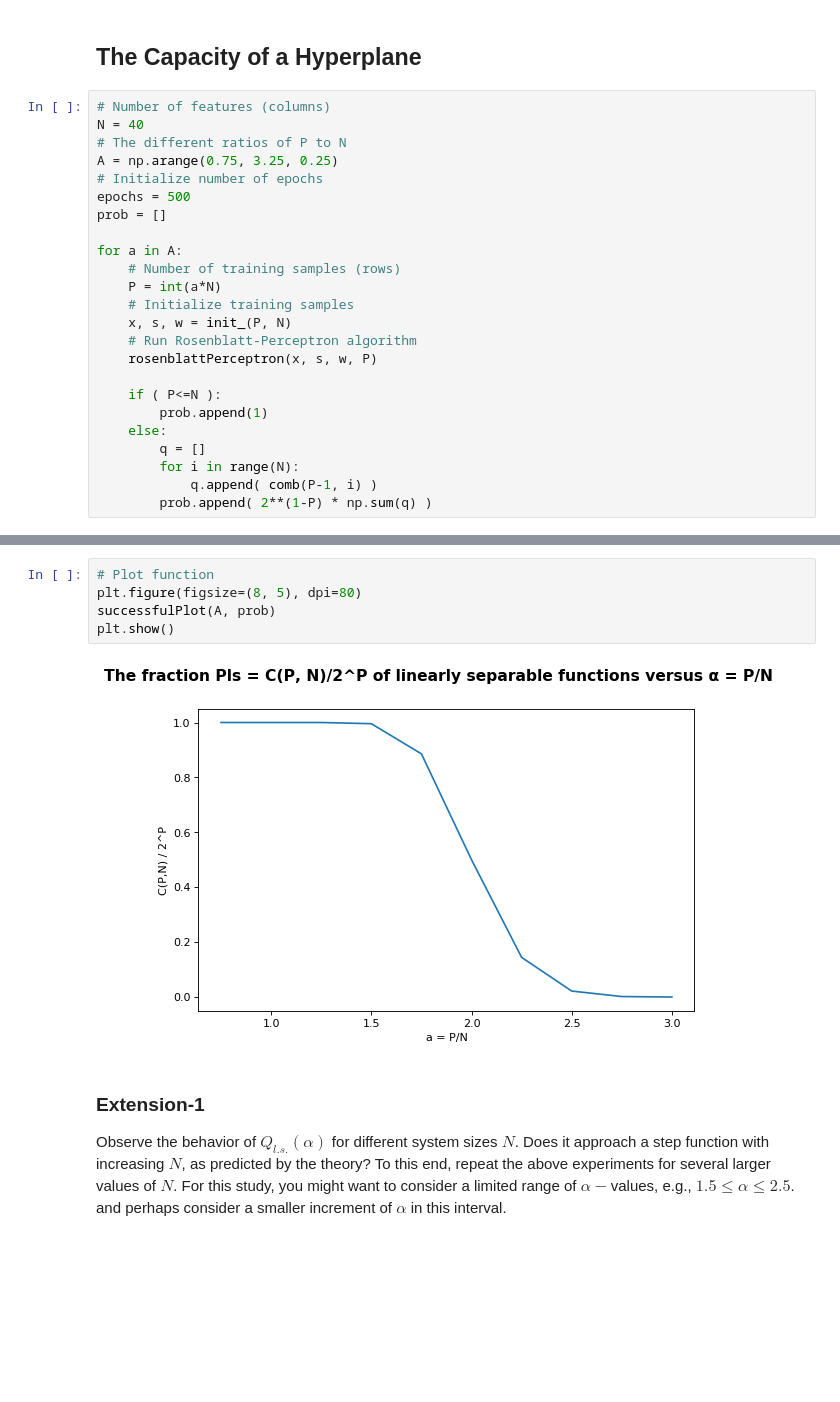
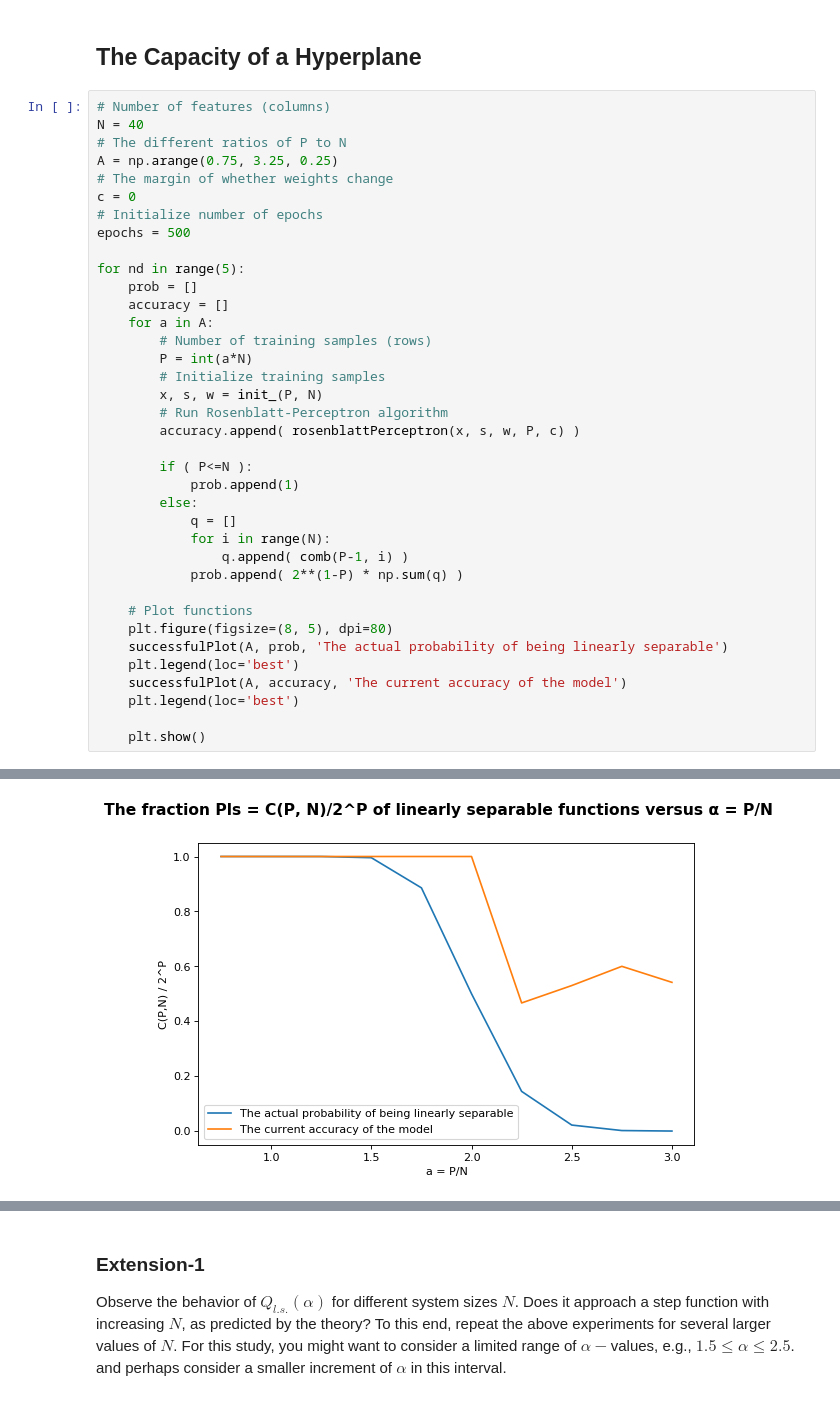
Before and after one commit to philip-andreadis/group_assignments, a Jupyter notebook: RosenblattPerceptron.ipynb, the cells around one changed output, grey strips where cells are left out. Drawn from its saved outputs; the diff is of its cells as text; blank space fills up the shorter version.

```diff
--- a/RosenblattPerceptron.ipynb
+++ b/RosenblattPerceptron.ipynb
@@ -70,25 +92,38 @@ def rosenblattPerceptron(x, s, w, P):
 N = 40
 # The different ratios of P to N
 A = np.arange(0.75, 3.25, 0.25)
+# The margin of whether weights change
+c = 0
 # Initialize number of epochs
 epochs = 500
-prob = []
 
-for a in A:
-    # Number of training samples (rows)
-    P = int(a*N)
-    # Initialize training samples
-    x, s, w = init_(P, N)
-    # Run Rosenblatt-Perceptron algorithm
-    rosenblattPerceptron(x, s, w, P)
+for nd in range(5):
+    prob = []
+    accuracy = []
+    for a in A:
+        # Number of training samples (rows)
+        P = int(a*N)
+        # Initialize training samples
+        x, s, w = init_(P, N)
+        # Run Rosenblatt-Perceptron algorithm
+        accuracy.append( rosenblattPerceptron(x, s, w, P, c) )
 
-    if ( P<=N ):
-        prob.append(1)
-    else:
-        q = []
-        for i in range(N):
-            q.append( comb(P-1, i) )
-        prob.append( 2**(1-P) * np.sum(q) )
+        if ( P<=N ):
+            prob.append(1)
+        else:
+            q = []
+            for i in range(N):
+                q.append( comb(P-1, i) )
+            prob.append( 2**(1-P) * np.sum(q) )
+
+    # Plot functions
+    plt.figure(figsize=(8, 5), dpi=80)
+    successfulPlot(A, prob, 'The actual probability of being linearly separable')
+    plt.legend(loc='best')
+    successfulPlot(A, accuracy, 'The current accuracy of the model')
+    plt.legend(loc='best')
+
+    plt.show()
 # %% [output]
 All instances are predicted correctly
 The accuracy of the model for N = 40 and P = 30 equals: 1.0
@@ -109,0 +145 @@ The accuracy of the model for N = 40 and P = 120 equals: 0.45
+[figure, added]
@@ -110,10 +218,3 @@ The accuracy of the model for N = 40 and P = 120 equals: 0.45
-# %%
-# Plot function
-plt.figure(figsize=(8, 5), dpi=80)
-successfulPlot(A, prob)
-plt.show()
-# %% [output]
-[figure, removed]
 # %% [markdown]
 ### Extension-1
 
```
Also changed, not shown: parts of 8 cells of this notebook.
